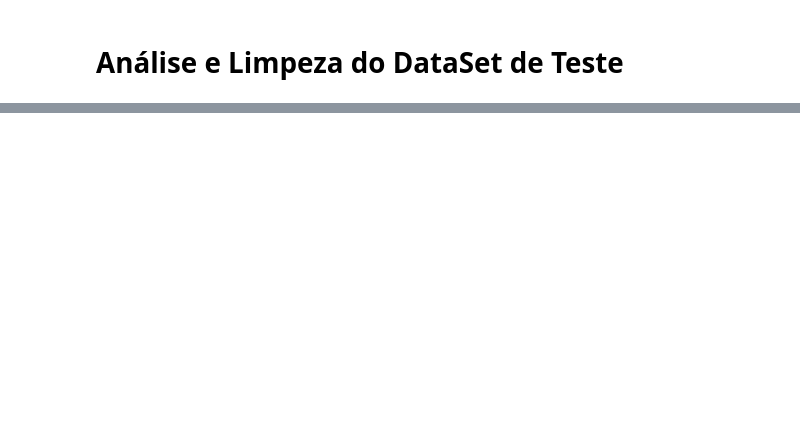
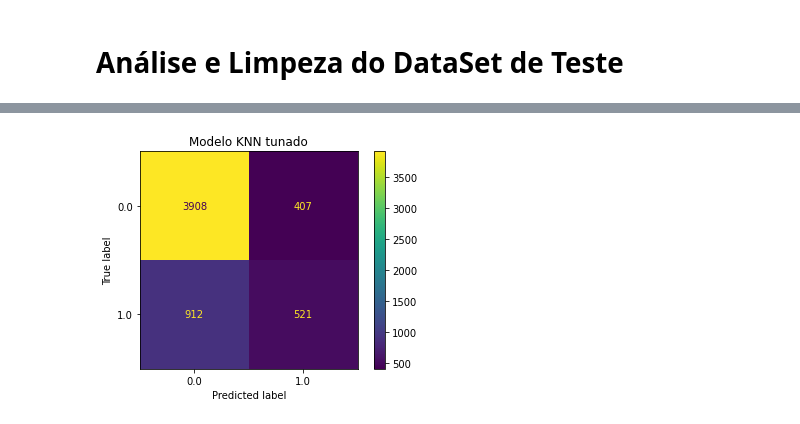
Before and after one commit to kauafillipe/Projeto-2---Turing-Academy, a Jupyter notebook: code.ipynb, the cells around one changed output, grey strips where cells are left out. Cells and saved outputs as stored; diff of their text form; code cells hidden in the pictures; blank space fills up the shorter version.

```diff
--- a/code.ipynb
+++ b/code.ipynb
@@ -302,0 +785,22 @@ memory usage: 164.6+ KB
+# %%
+#divide o dataset em partes de treino e teste
+X_train, X_test, y_train, y_test = train_test_split(X, y, random_state=42, test_size=0.3, stratify = y)
+
+#instancia o classificador
+knn_third = KNeighborsClassifier(n_neighbors = 49)
+
+#ajusta o classificador aos dados
+knn_third.fit(X_train,y_train)
+
+#realiza a predição
+y_test_predict = knn_third.predict(X_test)
+y_train_predict = knn_third.predict(X_train)
+
+#métricas
+print(f'Acurácia no treino: {accuracy_score(y_train, y_train_predict):.2}')
+print(f'Acurácia no teste: {accuracy_score(y_test, y_test_predict):.2}')
+
+print('Confusion matrix: ')
+print(confusion_matrix(y_test, y_test_predict))
+print('Classification report: ')
+print(classification_report(y_test, y_test_predict))
@@ -302,0 +822,8 @@ memory usage: 164.6+ KB
+# %%
+#plotando a matriz de confusão acima
+
+plot_confusion_matrix(knn_third, X_test, y_test)
+plt.title('Modelo KNN tunado')
+plt.show()
+# %% [output]
+[figure, added]
```
Also changed, not shown: parts of 213 cells of this notebook.
